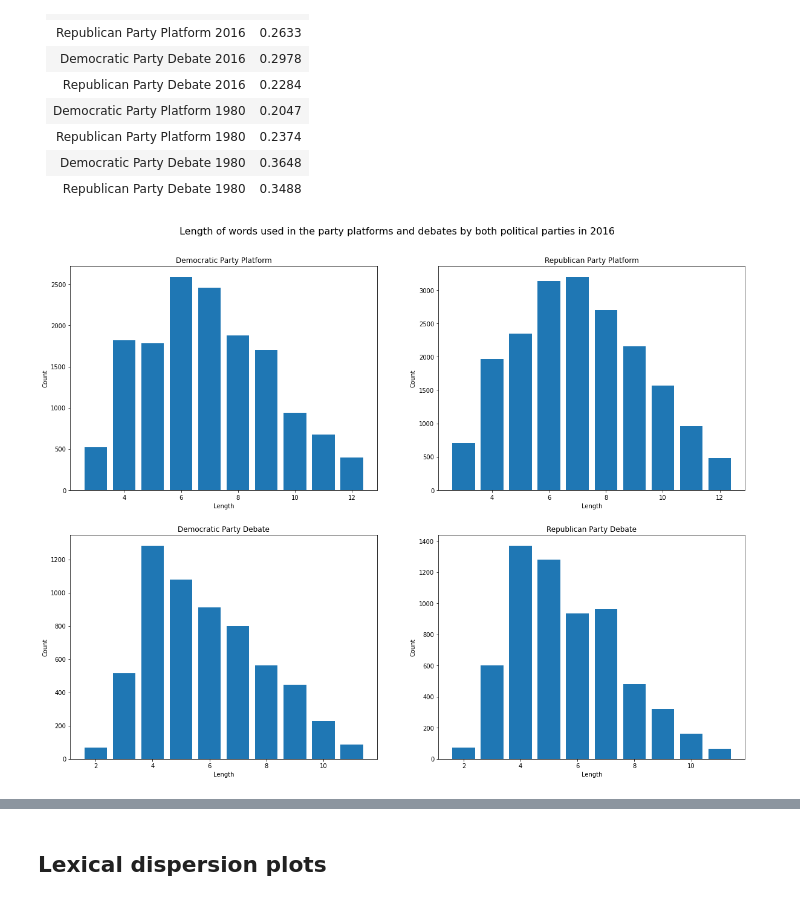
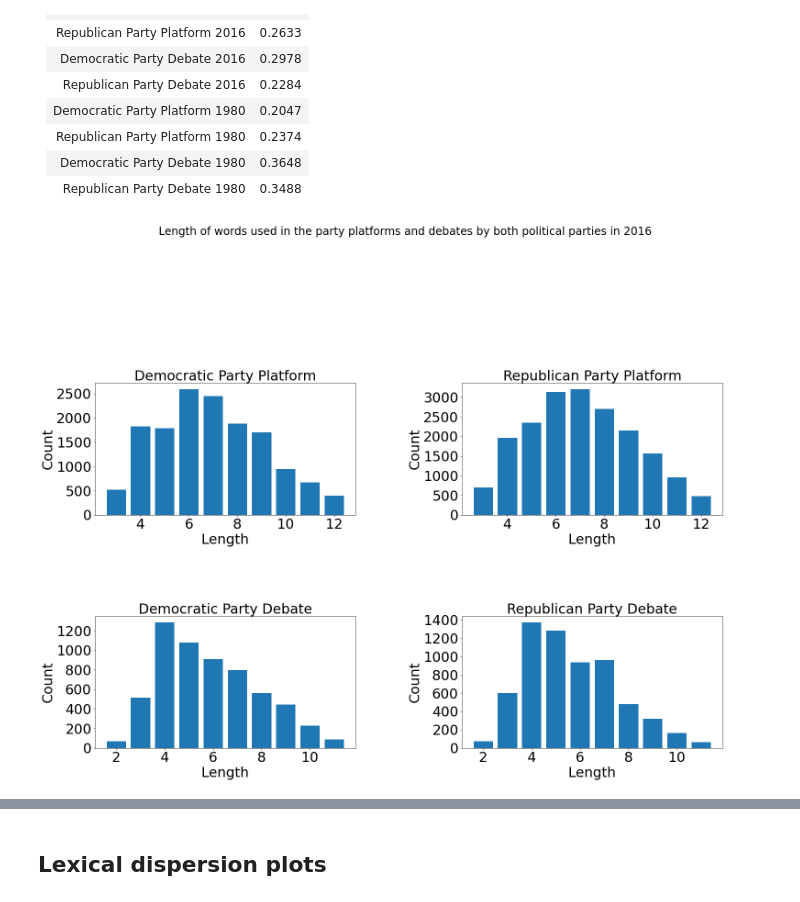
Before and after one commit to Nomi/PoliticalAnalysisNLP, a Jupyter notebook: ProjectDataAnalysis.ipynb, the cells around one changed output, grey strips where cells are left out. Drawn from its saved outputs; the diff is of its cells as text; code cells hidden in the pictures.

```diff
--- a/ProjectDataAnalysis.ipynb
+++ b/ProjectDataAnalysis.ipynb
@@ -325,39 +332,39 @@ plt.show()
 fig, ax = plt.subplots(2, 2, figsize=(25, 20))
 plt.gca().invert_yaxis()
 
-fig.tight_layout(pad=13.0)
-fig.suptitle('Most often used words in the political debates by both political parties in 1980 and 2016', fontsize=20, y=0.96)
+fig.tight_layout(pad=20.0)
+fig.suptitle('Most often used words in the political debates by both political parties in 1980 and 2016', fontsize=24, y=0.96)
 
 for item in ([ax[0][0].title, ax[0][0].xaxis.label, ax[0][0].yaxis.label] + ax[0][0].get_xticklabels() + ax[0][0].get_yticklabels()):
-        item.set_fontsize(20)
+        item.set_fontsize(30)
 for item in ([ax[0][1].title, ax[0][1].xaxis.label, ax[0][1].yaxis.label] + ax[0][1].get_xticklabels() + ax[0][1].get_yticklabels()):
-        item.set_fontsize(20)
+        item.set_fontsize(30)
 for item in ([ax[1][0].title, ax[1][0].xaxis.label, ax[1][0].yaxis.label] + ax[1][0].get_xticklabels() + ax[1][0].get_yticklabels()):
-        item.set_fontsize(20)
+        item.set_fontsize(30)
 for item in ([ax[1][1].title, ax[1][1].xaxis.label, ax[1][1].yaxis.label] + ax[1][1].get_xticklabels() + ax[1][1].get_yticklabels()):
-        item.set_fontsize(20)
+        item.set_fontsize(30)
 
 for i in range(4):
     if i == 0:
         ax[0][0].barh([dict_lemmatized_tokens_list[2][id] for id in bow_lemmatized_tokens_list_ids[2][:10]],
                       bow_lemmatized_tokens_list_counts[2][:10])
         ax[0][0].set_xlabel('Frequency')
-        ax[0][0].set_title('Democratic Party Debate 2016')
+        ax[0][0].set_title('Democratic Party Debate 2016', fontsize=30)
     if i == 1:
         ax[0][1].barh([dict_lemmatized_tokens_list[3][id] for id in bow_lemmatized_tokens_list_ids[3][:10]],
                       bow_lemmatized_tokens_list_counts[3][:10])
         ax[0][1].set_xlabel('Frequency')
-        ax[0][1].set_title('Republican Party Debate 2016')
+        ax[0][1].set_title('Republican Party Debate 2016', fontsize=30)
     if i == 2:
         ax[1][0].barh([dict_lemmatized_tokens_list[6][id] for id in bow_lemmatized_tokens_list_ids[6][:10]],
                       bow_lemmatized_tokens_list_counts[6][:10])
         ax[1][0].set_xlabel('Frequency')
-        ax[1][0].set_title('Democratic Party Debate 1980')
+        ax[1][0].set_title('Democratic Party Debate 1980', fontsize=30)
     if i == 3:
         ax[1][1].barh([dict_lemmatized_tokens_list[7][id] for id in bow_lemmatized_tokens_list_ids[7][:10]],
                       bow_lemmatized_tokens_list_counts[7][:10])
         ax[1][1].set_xlabel('Frequency')
-        ax[1][1].set_title('Republican Party Debate 1980')
+        ax[1][1].set_title('Republican Party Debate 1980', fontsize=30)
 
 plt.show()
 # %% [output]
@@ -397,38 +406,49 @@ md('''| Text | Ratio |
 | Democratic Party Debate 1980| 0.3648 |
 | Republican Party Debate 1980| 0.3488 |
 # %%
-fig, ax = plt.subplots(2, 2, figsize=(20, 15))
-fig.suptitle('Length of words used in the party platforms and debates by both political parties in 2016', fontsize=16, y=0.94)
+fig, ax = plt.subplots(2, 2, figsize=(25, 20))
+fig.suptitle('Length of words used in the party platforms and debates by both political parties in 2016', fontsize=24, y=0.94)
+
+fig.tight_layout(pad=20.0)
+for item in ([ax[0][0].title, ax[0][0].xaxis.label, ax[0][0].yaxis.label] + ax[0][0].get_xticklabels() + ax[0][0].get_yticklabels()):
+        item.set_fontsize(30)
+for item in ([ax[0][1].title, ax[0][1].xaxis.label, ax[0][1].yaxis.label] + ax[0][1].get_xticklabels() + ax[0][1].get_yticklabels()):
+        item.set_fontsize(30)
+for item in ([ax[1][0].title, ax[1][0].xaxis.label, ax[1][0].yaxis.label] + ax[1][0].get_xticklabels() + ax[1][0].get_yticklabels()):
+        item.set_fontsize(30)
+for item in ([ax[1][1].title, ax[1][1].xaxis.label, ax[1][1].yaxis.label] + ax[1][1].get_xticklabels() + ax[1][1].get_yticklabels()):
+        item.set_fontsize(30)
+
 for i in range(4):
     freq_dist = FreqDist(len(char) for char in tokens_list[i])
     freq_list = freq_dist.most_common(10)
     freq_x = []
     freq_y = []
     for j in range(len(freq_list)):
         freq_x.append(freq_list[j][0])
         freq_y.append(freq_list[j][1])
     if i == 0:
         ax[0][0].bar(freq_x, freq_y)
         ax[0][0].set_xlabel('Length')
         ax[0][0].set_ylabel('Count')
-        ax[0][0].set_title('Democratic Party Platform')
+        ax[0][0].set_title('Democratic Party Platform', fontsize=30)
     if i == 1:
         ax[0][1].bar(freq_x, freq_y)
         ax[0][1].set_xlabel('Length')
         ax[0][1].set_ylabel('Count')
-        ax[0][1].set_title('Republican Party Platform')
+        ax[0][1].set_title('Republican Party Platform', fontsize=30)
     if i == 2:
         ax[1][0].bar(freq_x, freq_y)
         ax[1][0].set_xlabel('Length')
         ax[1][0].set_ylabel('Count')
-        ax[1][0].set_title('Democratic Party Debate')
+        ax[1][0].set_title('Democratic Party Debate', fontsize=30)
     if i == 3:
         ax[1][1].bar(freq_x, freq_y)
         ax[1][1].set_xlabel('Length')
         ax[1][1].set_ylabel('Count')
-        ax[1][1].set_title('Republican Party Debate')
+        ax[1][1].set_title('Republican Party Debate', fontsize=30)
 
 plt.show()
 # %% [output]
-[figure, old version]
+[figure, new version]
 # %%
```
Also changed, not shown: parts of 12 cells of this notebook, 2 other files.
